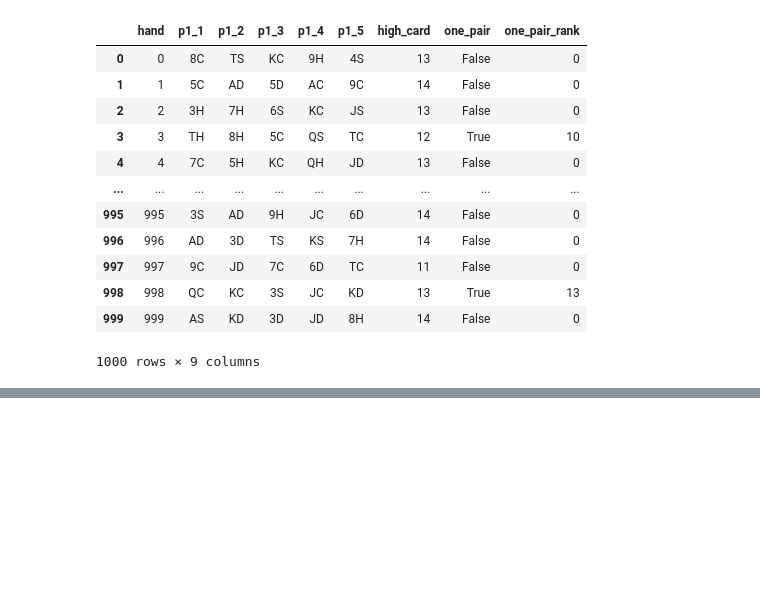
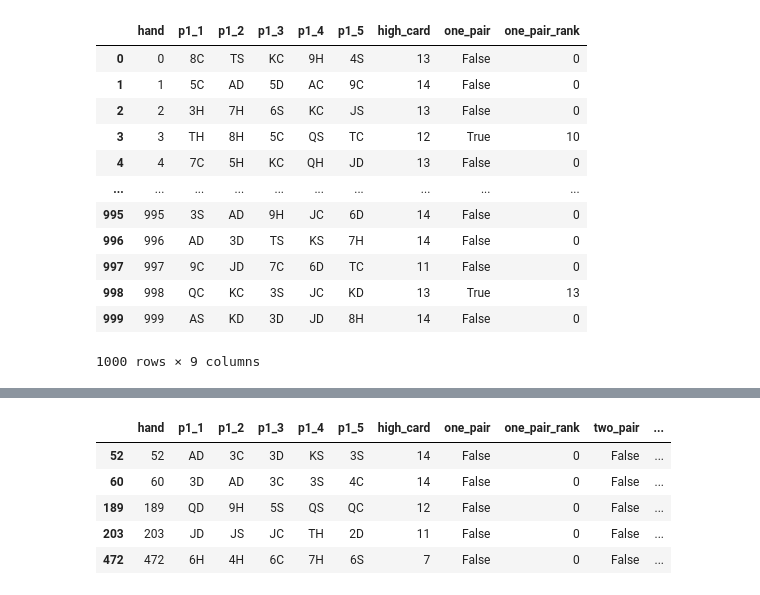
Before and after one commit to null-circle/Portfolio, a Jupyter notebook: Royal Flush/Royal Flush.ipynb, the cells around one changed output, grey strips where cells are left out. Cells and saved outputs as stored; diff of their text form; code cells hidden in the pictures; blank space fills up the shorter version.

```diff
--- a/Royal Flush/Royal Flush.ipynb
+++ b/Royal Flush/Royal Flush.ipynb
@@ -387,0 +522,13 @@ def two_pair(df):
+# %%
+# output
+(three_of_a_kind(df_p1)
+ .query("three_of_a_kind == True")
+ .head()
+)
+# %% [output]
+|  | hand | p1_1 | p1_2 | p1_3 | p1_4 | p1_5 | high_card | one_pair | one_pair_rank | two_pair | ... |
+| 52 | 52 | AD | 3C | 3D | KS | 3S | 14 | False | 0 | False | ... |
+| 60 | 60 | 3D | AD | 3C | 3S | 4C | 14 | False | 0 | False | ... |
+| 189 | 189 | QD | 9H | 5S | QS | QC | 12 | False | 0 | False | ... |
+| 203 | 203 | JD | JS | JC | TH | 2D | 11 | False | 0 | False | ... |
+| 472 | 472 | 6H | 4H | 6C | 7H | 6S | 7 | False | 0 | False | ... |
```
Also changed, not shown: parts of 11 cells of this notebook.
